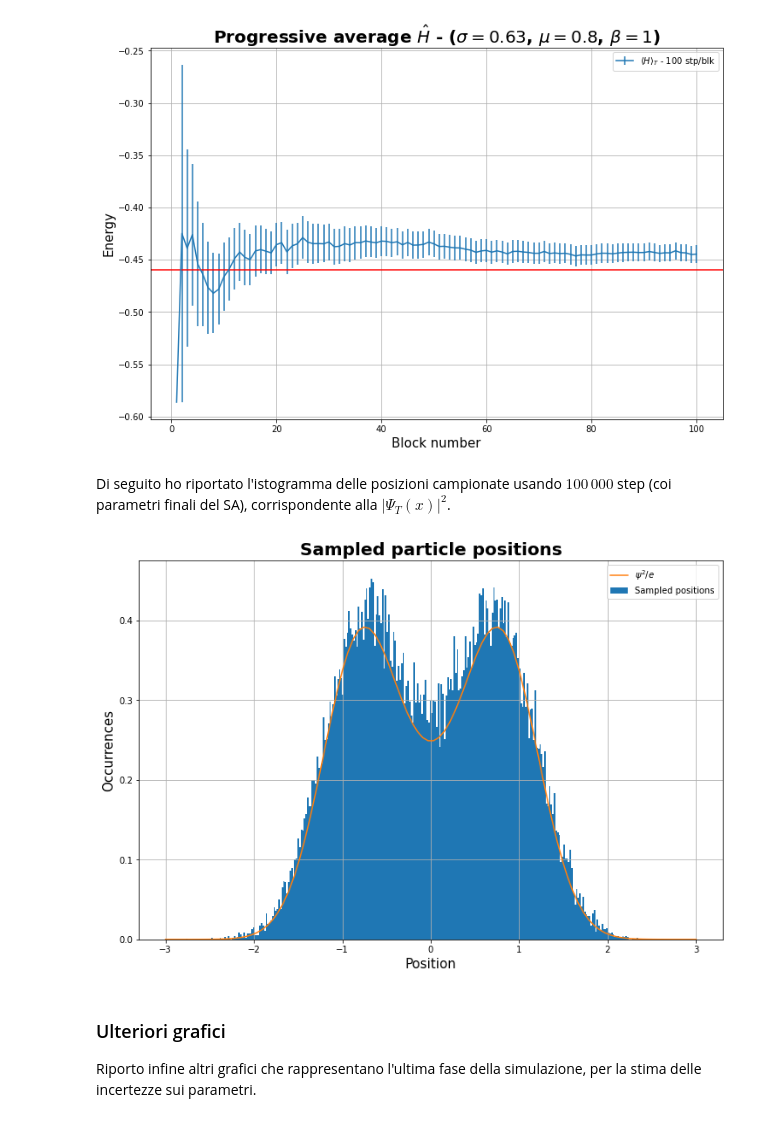
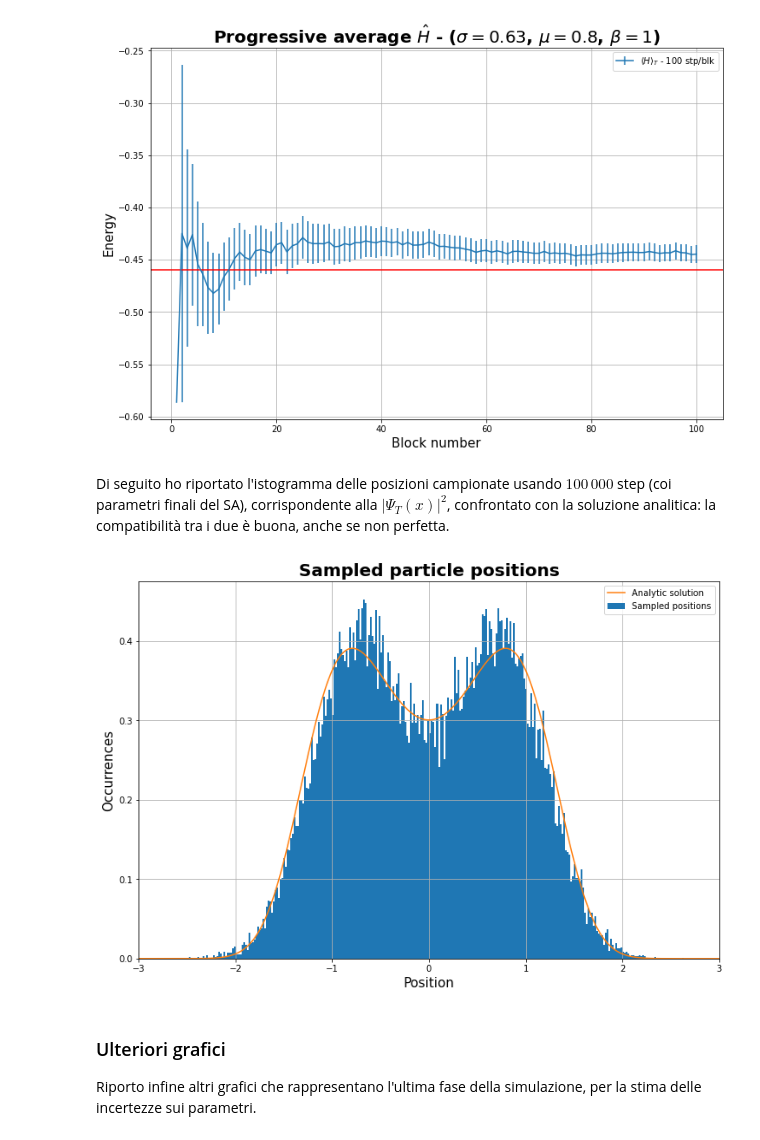
Before and after one commit to martinozanetti/LSN-Martino-Zanetti, a Jupyter notebook: 08-ok/my-08.ipynb, the cells around one changed output. Cells and saved outputs as stored; diff of their text form; code cells hidden in the pictures.

```diff
--- a/08-ok/my-08.ipynb
+++ b/08-ok/my-08.ipynb
@@ -221,40 +221,80 @@ plt.show()
 # %% [output]
 [figure]
 # %% [markdown]
-Di seguito ho riportato l'istogramma delle posizioni campionate usando $100\,000$ step (coi parametri finali del SA), corrispondente alla $|\Psi_T(x)|^2$.
+Di seguito ho riportato l'istogramma delle posizioni campionate usando $100\,000$ step (coi parametri finali del SA), corrispondente alla $|\Psi_T(x)|^2$, confrontato con la soluzione analitica: la compatibilità tra i due è buona, anche se non perfetta.
 # %%
 # uso mu, sigma = 0.8, 0.63, beta=1
 
 import matplotlib
 import matplotlib.pyplot as plt
 import numpy as np
 
 N = 100
 
 #---------------------------------------
 
 plt.figure(figsize = (12,8))
 
 histofill_blk = 1000                  # numero di posizioni salvate per blocco (cfr input.dat)
 x = np.linspace(-3,3,100)      # uso l'ordinamento da 1 a N
 
 mu = 0.8
 sgm = 0.6
 def f(x):
    return np.e**((-(x-mu)**2)/(2*sgm**2)) + np.e**((-(x+mu)**2)/(2*sgm**2))
 
 pos = np.loadtxt("ex8/SA/pos.out", usecols=(0), delimiter=' ', unpack='true')
 plt.hist(pos, 300, density = "true", label = "Sampled positions")
-plt.plot(x,f(x)**2/np.e, label = "$\psi^2/e$")
+#plt.plot(x,f(x)**2/np.e, label = "$\psi^2/e$")
 plt.ylabel('Occurrences', fontsize = 15)
 plt.xlabel('Position', fontsize = 15)
 plt.title("Sampled particle positions", fontsize = 20, fontweight = "bold")
 plt.grid(True)
 plt.legend()
 
+#-------------Analytic solution-----------------
+
+def Vpot(x):
+    return (x**2 - 2.5)*x**2
+    #return 0.5*x**2
+
+hbar = 1
+m = 1
+a = 10
+N = 1000 # number of iterations
+
+# Step sizes
+x = np.linspace(-a/2, a/2, N)
+dx = x[1] - x[0] # the step size
+V = Vpot(x)
+
+# The central differences method: f" = (f_1 - 2*f_0 + f_-1)/dx^2
+
+CDiff = np.diag(np.ones(N-1),-1)-2*np.diag(np.ones(N),0)+np.diag(np.ones(N-1),1)
+# np.diag(np.array,k) construct a "diagonal" matrix using the np.array
+# The default is k=0. Use k>0 for diagonals above the main diagonal,
+# and k<0 for diagonals below the main diagonal
+
+# Hamiltonian matrix
+H = (-(hbar**2)*CDiff)/(2*m*dx**2) + np.diag(V)
+
+# Compute eigenvectors and their eigenvalues
+E,psi = np.linalg.eigh(H)
+
+# Take the transpose & normalize
+psi = np.transpose(psi)
+psi = psi/np.sqrt(dx)
+
+# Plot a few things
+scale = 0.3
+plt.plot(x,(psi[0])**2, label='Analytic solution')
+plt.xlim(-3,+3)
+plt.legend()
+
+
 plt.show()
 # %% [output]
-[figure, old version]
+[figure, new version]
 # %% [markdown]
 ### Ulteriori grafici
 
```
